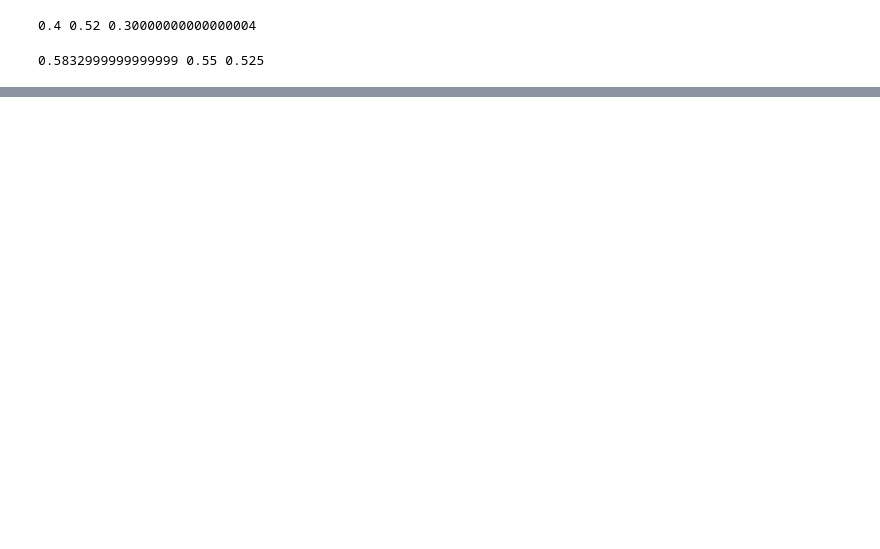
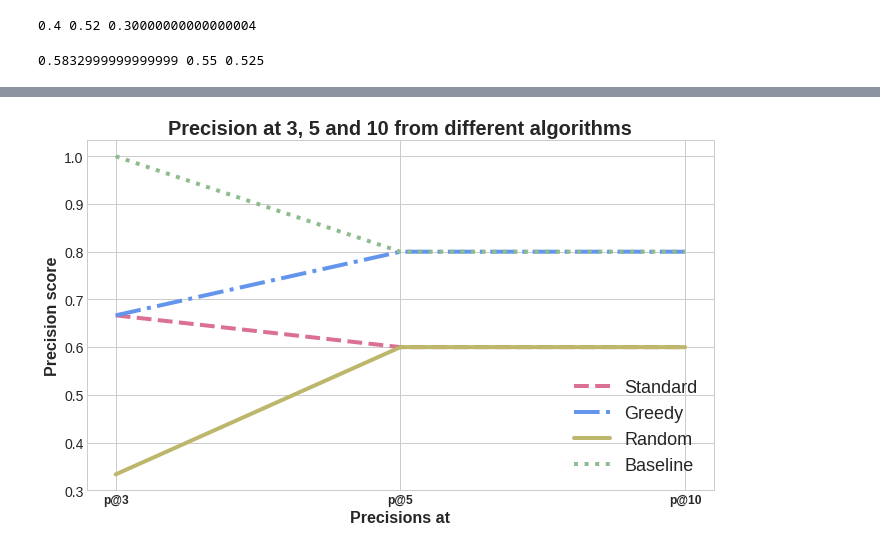
Before and after one commit to amandachagas/surprise-test, a Jupyter notebook: notebooks/Graphs.ipynb, the cells around one changed output, grey strips where cells are left out. Saved outputs shown, nothing was run; the diff lists cells and outputs as text; code cells hidden in the pictures; blank space fills up the shorter version.

```diff
--- a/notebooks/Graphs.ipynb
+++ b/notebooks/Graphs.ipynb
@@ -560,0 +570,24 @@ plt.show()
+# %%
+plt.rcParams['figure.figsize'] = (10,6)
+
+precisions = ['p@3','p@5','p@10']
+precisions_standard = [0.6666, 0.6, 0.6]
+precisions_greedy = [0.6666, 0.8, 0.8]
+precisions_random = [0.3333, 0.6, 0.6]
+precisions_baseline = [1, 0.8, 0.8]
+
+p_standard, = plt.plot(precisions, precisions_standard, color='palevioletred', linestyle='--')
+p_greedy, = plt.plot(precisions, precisions_greedy, color='cornflowerblue', linestyle='-.')
+p_random, = plt.plot(precisions, precisions_random, color='darkkhaki', linestyle='-')
+p_baseline, = plt.plot(precisions, precisions_baseline, color='darkseagreen', linestyle=':')
+
+plt.xlabel('Precisions at',fontweight="bold", fontsize=16)
+plt.ylabel('Precision score',fontweight="bold", fontsize=16)
+plt.title('Precision at 3, 5 and 10 from different algorithms',fontweight="bold", fontsize=20)
+plt.xticks(precisions, ('p@3','p@5','p@10'), fontweight="bold", fontsize="12")
+plt.legend([p_standard, p_greedy, p_random, p_baseline],['Standard','Greedy','Random','Baseline'], fontsize=18)
+
+plt.savefig('p@3_5_10_algorithms_top.png', transparent=True)
+plt.show()
+# %% [output]
+[figure, added]
```
Also changed, not shown: parts of 8 cells of this notebook, 6 other files.
